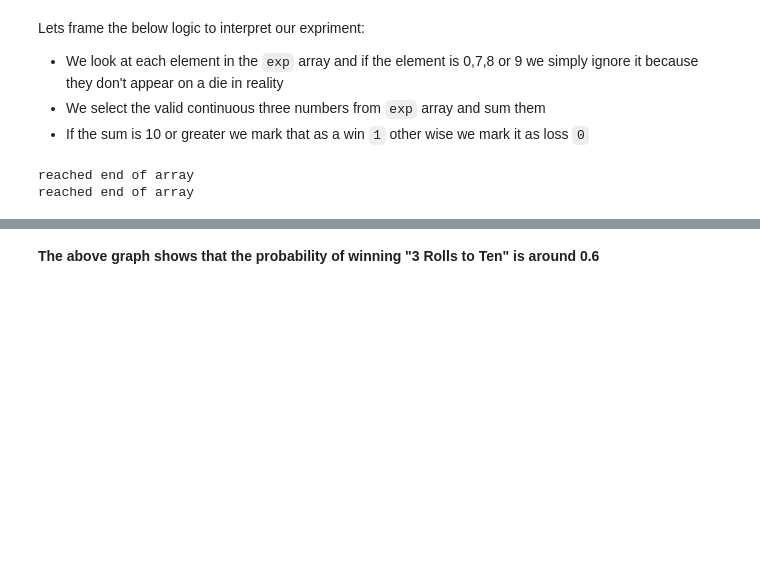
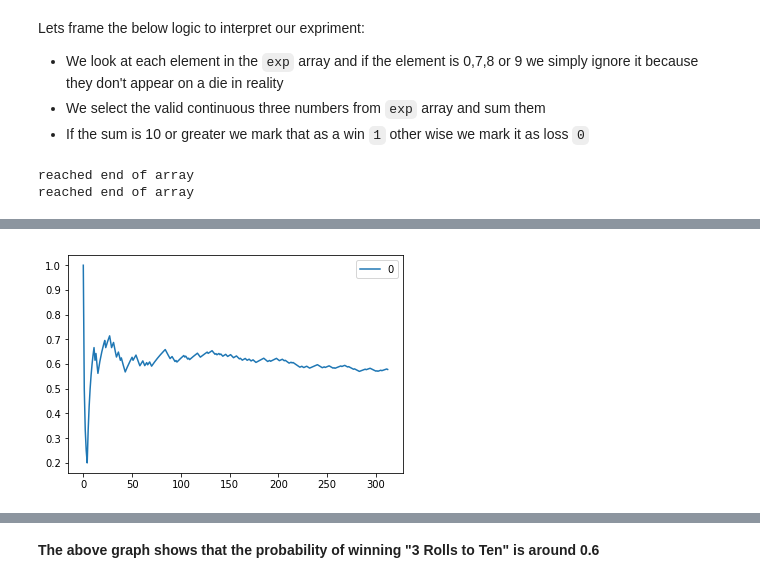
Before and after one commit to sheikirfanbasha/Kaggle, a Jupyter notebook: statistics_probability/ExperimentalProbability.ipynb, the cells around one changed output, grey strips where cells are left out. Cells and saved outputs as stored; diff of their text form; code cells hidden in the pictures; blank space fills up the shorter version.

Commit message:
add graph showing the probablity change

```diff
--- a/statistics_probability/ExperimentalProbability.ipynb
+++ b/statistics_probability/ExperimentalProbability.ipynb
@@ -87,3 +87,9 @@ df.head()
+# %%
+df.plot()
+from matplotlib import pyplot as plt
+plt.show()
+# %% [output]
+[figure, added]
 # %%
 data = [go.Bar(x=df.index, y = df[0])]
 py.iplot(data, filename='prob/experiment')
```
Also changed, not shown: parts of 3 cells of this notebook.
